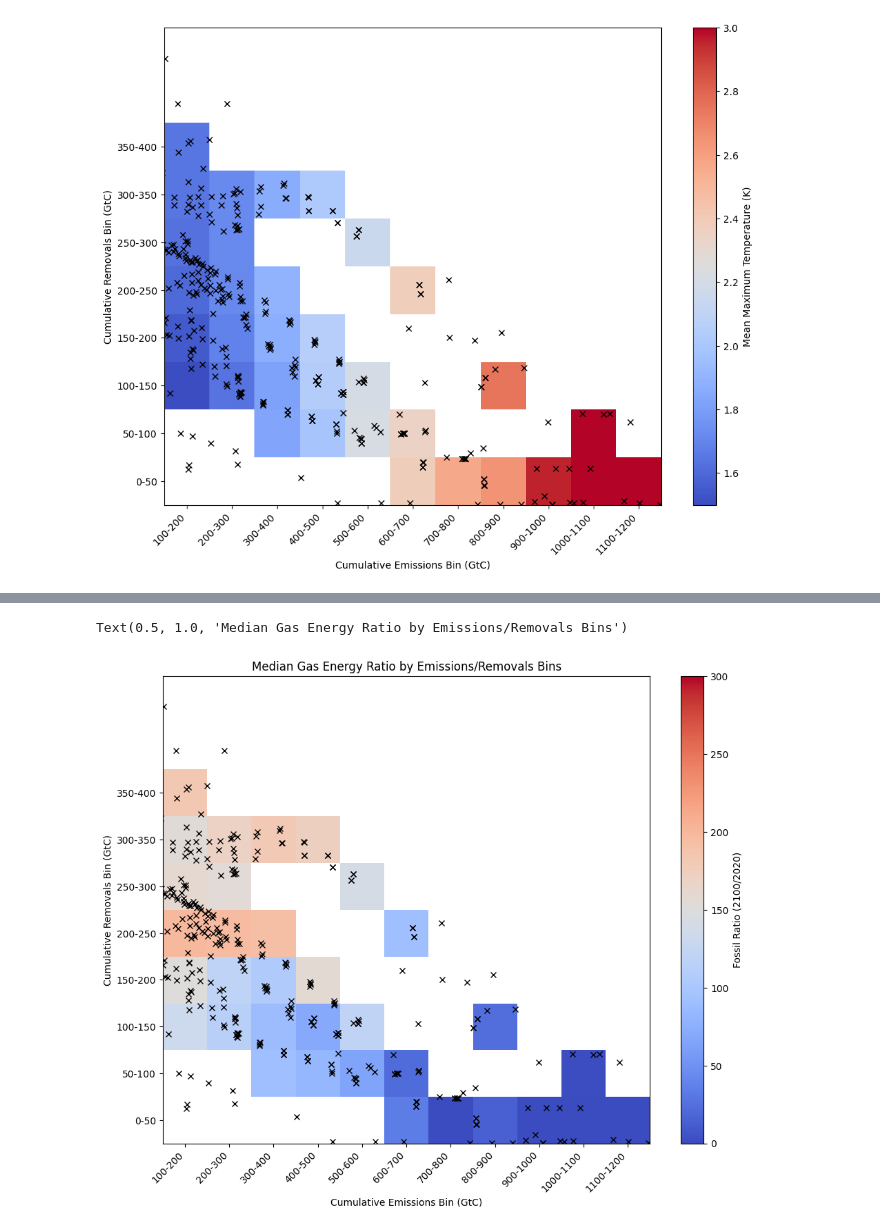
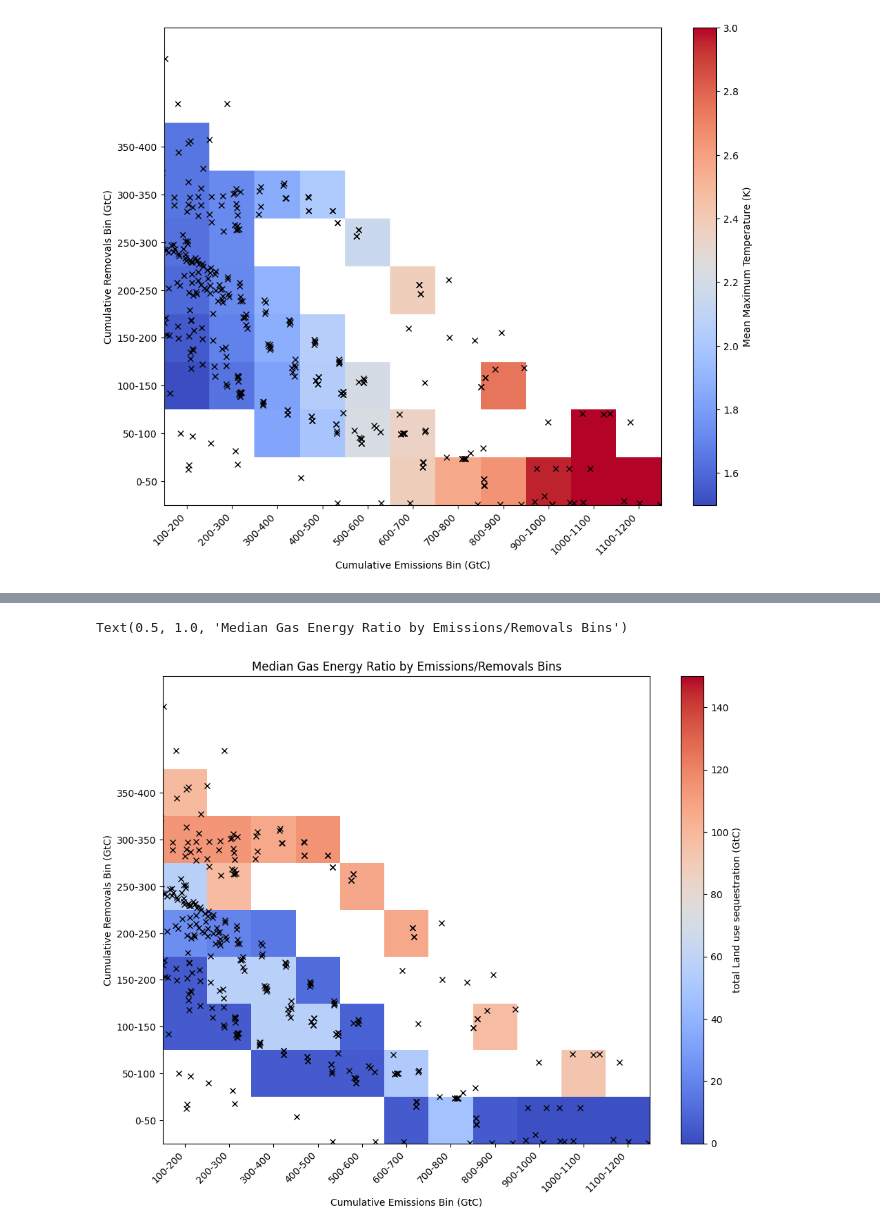
Before and after one commit to benmsanderson/classify_sink, a Jupyter notebook: iiasa.ipynb, the cells around one changed output, grey strips where cells are left out. Cells and saved outputs as stored; diff of their text form; code cells hidden in the pictures.

```diff
--- a/iiasa.ipynb
+++ b/iiasa.ipynb
@@ -55,6 +55,7 @@ df = conn.query(
               "Carbon Sequestration|Land Use",
               "Carbon Sequestration|Direct Air Capture",
               "Emissions|CO2",
+              "Emissions|CO2|Energy and Industrial Processes",
               "AR6 climate diagnostics|Surface Temperature (GSAT)|FaIRv1.6.2|50.0th Percentile",
               'Primary Energy|Oil',
               'Primary Energy|Gas',
@@ -149,3 +142,5 @@ emissions=interpolated_data['Emissions|CO2']/1000/44*12
+# %%
+emissions=1/1000/44*12*interpolated_data['Emissions|CO2']#|Energy and Industrial Processes']
 # %%
 t2100 = temp.iloc[-1]
 # %%
@@ -297,17 +291,17 @@ Text(0.5, 1.0, 'Median Fossil Energy Ratio by Emissions/Removals Bins')
 # %%
 
 
 im, ax = plot_binned_variable_by_emissions_removals(
-    interpolated_data['Carbon Sequestration|CCS'].sum()/1000*12/44,
+    interpolated_data['Carbon Sequestration|Land Use'].sum()/1000*12/44,
     classification_df,
-    colorbar_label='Fossil Ratio (2100/2020)',
+    colorbar_label='total Land use sequestration (GtC)',
     aggregation='median'
 )
-im.set_clim(0, 300)
+im.set_clim(0, 150)
 ax.plot((emissions).sum(), removals.sum(), 'kx')
 ax.set_xlim(100, 1200)
 ax.set_ylim(0, 500)
 ax.set_title('Median Gas Energy Ratio by Emissions/Removals Bins')
 # %% [output]
 Text(0.5, 1.0, 'Median Gas Energy Ratio by Emissions/Removals Bins')
-[figure, old version]
+[figure, new version]
```
Also changed, not shown: parts of 4 cells of this notebook.
